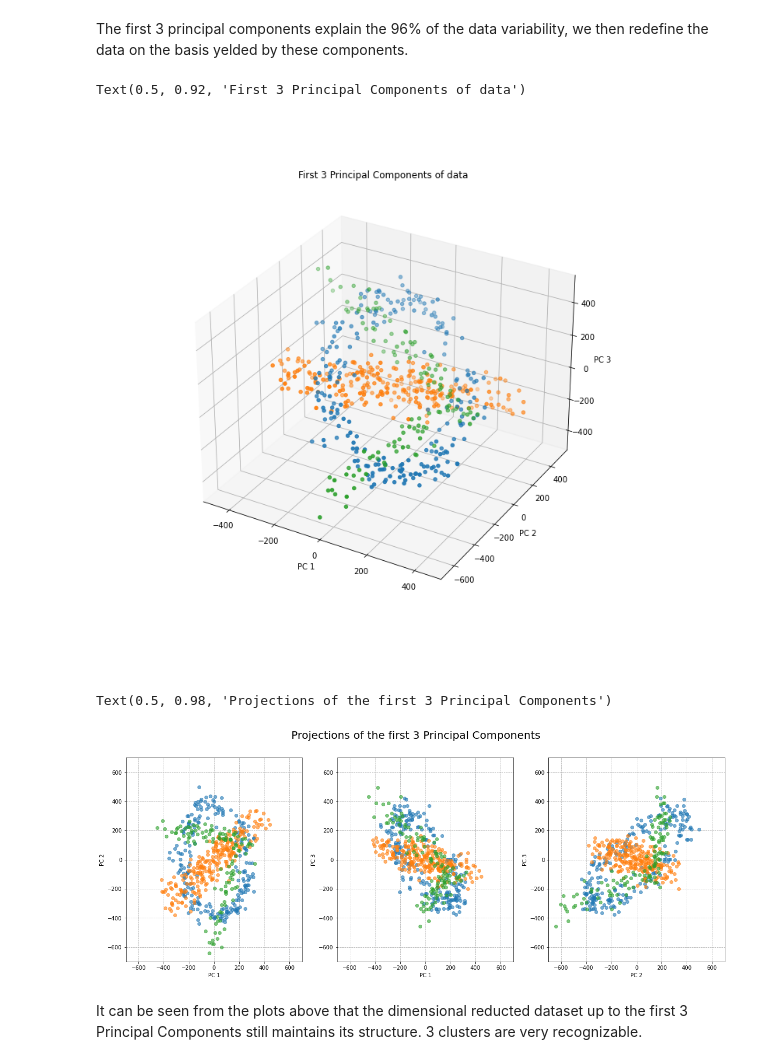
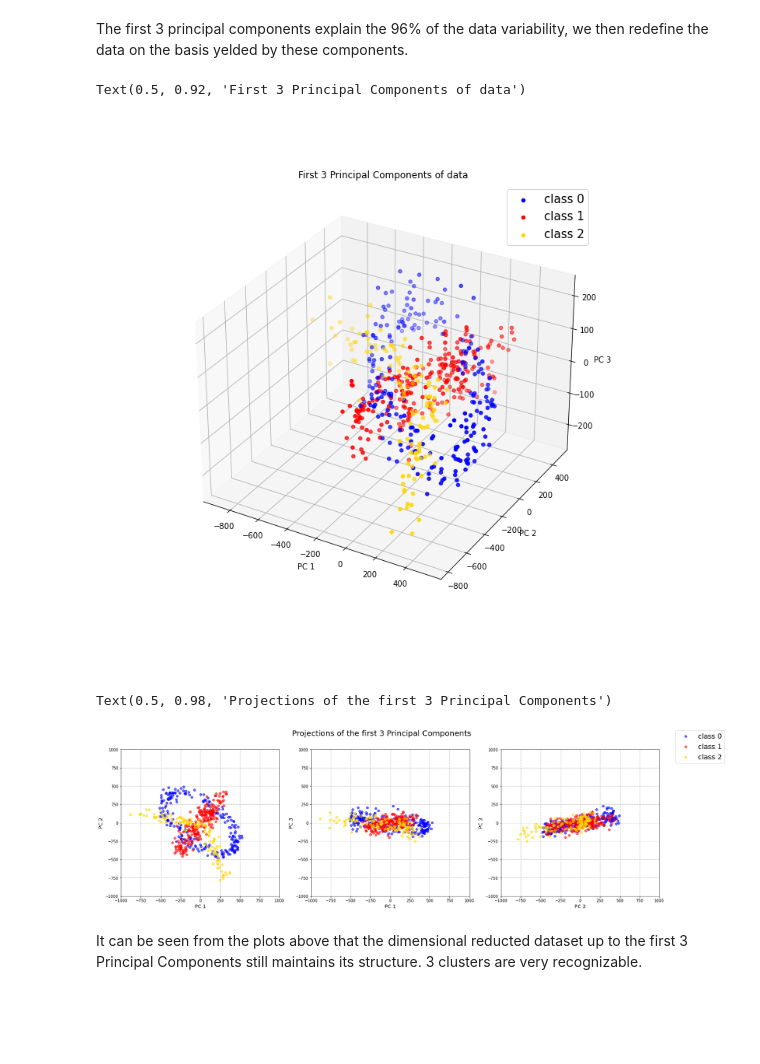
Before and after one commit to giuliadoda/LCP_mod_B, a Jupyter notebook: Ex2/group2406_exercise02.ipynb, the cells around one changed output. Drawn from its saved outputs; the diff is of its cells as text; code cells hidden in the pictures; blank space fills up the shorter version.

Commit message:
add legend pca

```diff
--- a/Ex2/group2406_exercise02.ipynb
+++ b/Ex2/group2406_exercise02.ipynb
@@ -351,54 +351,56 @@ scale_factor = 0.005
 
 fig = plt.figure(figsize=(10, 10))
 ax = fig.add_subplot(projection='3d')
-ax.scatter3D(rotated_data_0[:,0], rotated_data_0[:,1], rotated_data_0[:,2])
-ax.scatter3D(rotated_data_1[:,0], rotated_data_1[:,1], rotated_data_1[:,2])
-ax.scatter3D(rotated_data_2[:,0], rotated_data_2[:,1], rotated_data_2[:,2])
+ax.scatter3D(rotated_data_0[:,0], rotated_data_0[:,1], rotated_data_0[:,2], label='class 0', c='blue')
+ax.scatter3D(rotated_data_1[:,0], rotated_data_1[:,1], rotated_data_1[:,2], label='class 1', c='red')
+ax.scatter3D(rotated_data_2[:,0], rotated_data_2[:,1], rotated_data_2[:,2], label='class 2', c='gold')
 #for li, vi in zip(l, U):
     #ax.plot([0, scale_factor*li*vi[0]], [0, scale_factor*li*vi[1]], [0, scale_factor*li*vi[2]], 'r-', lw=2)
 ax.set_xlabel('PC 1')
 ax.set_ylabel('PC 2')
 ax.set_zlabel('PC 3')
+ax.legend(fontsize=15)
 plt.title('First 3 Principal Components of data')
 # %% [output]
 Text(0.5, 0.92, 'First 3 Principal Components of data')
-[figure, old version]
+[figure, new version]
 # %%
 # plot the combinations of the first 3 principal components
 %matplotlib inline
 
-fig, ax = plt.subplots(nrows = 1, ncols = 3, figsize = (20, 7))
-ax[0].plot(rotated_data_0[:, 0], rotated_data_0[:, 1], 'o', alpha = .6)
-ax[0].plot(rotated_data_1[:, 0], rotated_data_1[:, 1], 'o', alpha = .6)
-ax[0].plot(rotated_data_2[:, 0], rotated_data_2[:, 1], 'o', alpha = .6)
-ax[0].set_xlim(-700, 700)
-ax[0].set_ylim(-700, 700)
-ax[0].set_xlabel('PC 1')
-ax[0].set_ylabel('PC 2')
+fig, ax = plt.subplots(nrows = 1, ncols = 3, figsize = (25, 7))
+ax[0].plot(rotated_data_0[:, 0], rotated_data_0[:, 1], 'o', alpha = .6, label='class 0', c='blue')
+ax[0].plot(rotated_data_1[:, 0], rotated_data_1[:, 1], 'o', alpha = .6, label='class 1', c='red')
+ax[0].plot(rotated_data_2[:, 0], rotated_data_2[:, 1], 'o', alpha = .6, label='class 2', c='gold')
+ax[0].set_xlim(-1000, 1000)
+ax[0].set_ylim(-1000, 1000)
+ax[0].set_xlabel('PC 1', fontsize=13)
+ax[0].set_ylabel('PC 2', fontsize=13)
 ax[0].grid(True, linestyle='--')
 
-ax[1].plot(rotated_data_0[:, 0], rotated_data_0[:, 2], 'o', alpha = .6)
-ax[1].plot(rotated_data_1[:, 0], rotated_data_1[:, 2], 'o', alpha = .6)
-ax[1].plot(rotated_data_2[:, 0], rotated_data_2[:, 2], 'o', alpha = .6)
-ax[1].set_xlim(-700, 700)
-ax[1].set_ylim(-700, 700)
-ax[1].set_xlabel('PC 1')
-ax[1].set_ylabel('PC 3')
+ax[1].plot(rotated_data_0[:, 0], rotated_data_0[:, 2], 'o', alpha = .6, c='blue')
+ax[1].plot(rotated_data_1[:, 0], rotated_data_1[:, 2], 'o', alpha = .6, c='red')
+ax[1].plot(rotated_data_2[:, 0], rotated_data_2[:, 2], 'o', alpha = .6, c='gold')
+ax[1].set_xlim(-1000, 1000)
+ax[1].set_ylim(-1000, 1000)
+ax[1].set_xlabel('PC 1', fontsize=13)
+ax[1].set_ylabel('PC 3', fontsize=13)
 ax[1].grid(True, linestyle='--')
 
-ax[2].plot(rotated_data_0[:, 1], rotated_data_0[:, 2], 'o', alpha = .6)
-ax[2].plot(rotated_data_1[:, 1], rotated_data_1[:, 2], 'o', alpha = .6)
-ax[2].plot(rotated_data_2[:, 1], rotated_data_2[:, 2], 'o', alpha = .6)
-ax[2].set_xlim(-700, 700)
-ax[2].set_ylim(-700, 700)
-ax[2].set_xlabel('PC 2')
-ax[2].set_ylabel('PC 3')
+ax[2].plot(rotated_data_0[:, 1], rotated_data_0[:, 2], 'o', alpha = .6, c='blue')
+ax[2].plot(rotated_data_1[:, 1], rotated_data_1[:, 2], 'o', alpha = .6, c='red')
+ax[2].plot(rotated_data_2[:, 1], rotated_data_2[:, 2], 'o', alpha = .6, c='gold')
+ax[2].set_xlim(-1000, 1000)
+ax[2].set_ylim(-1000, 1000)
+ax[2].set_xlabel('PC 2', fontsize=13)
+ax[2].set_ylabel('PC 3', fontsize=13)
 ax[2].grid(True, linestyle='--')
 
+fig.legend(fontsize=18)
 fig.suptitle('Projections of the first 3 Principal Components', fontsize=20)
 # %% [output]
 Text(0.5, 0.98, 'Projections of the first 3 Principal Components')
-[figure, old version]
+[figure, new version]
 # %% [markdown]
 It can be seen from the plots above that the dimensional reducted dataset up to the first 3 Principal Components still maintains its structure. 3 clusters are very recognizable.
 # %% [markdown]
```
Also changed, not shown: parts of 2 cells of this notebook.
